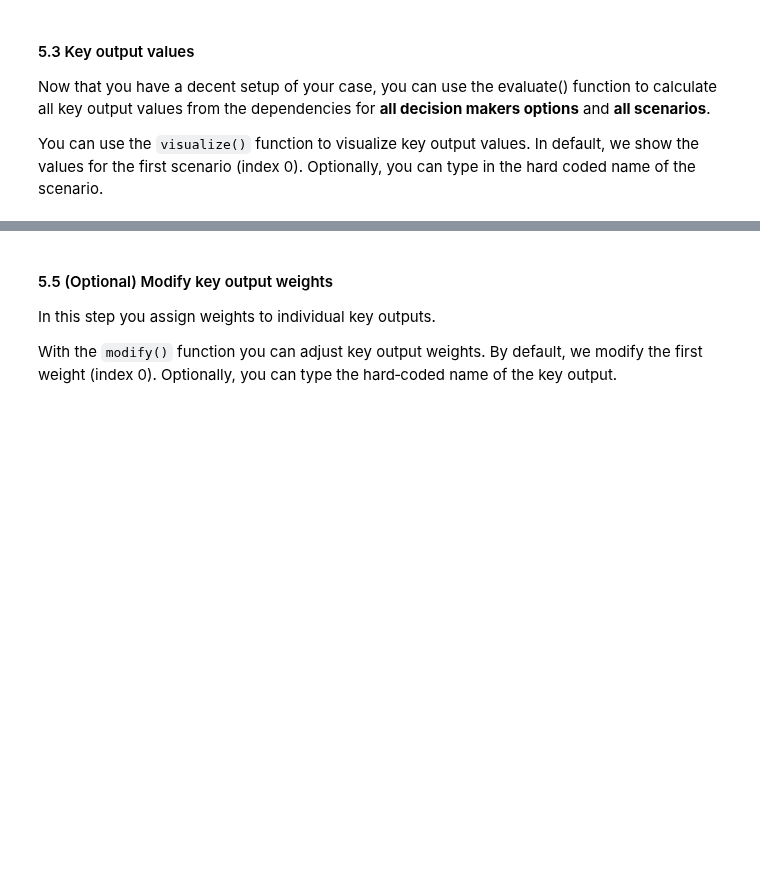
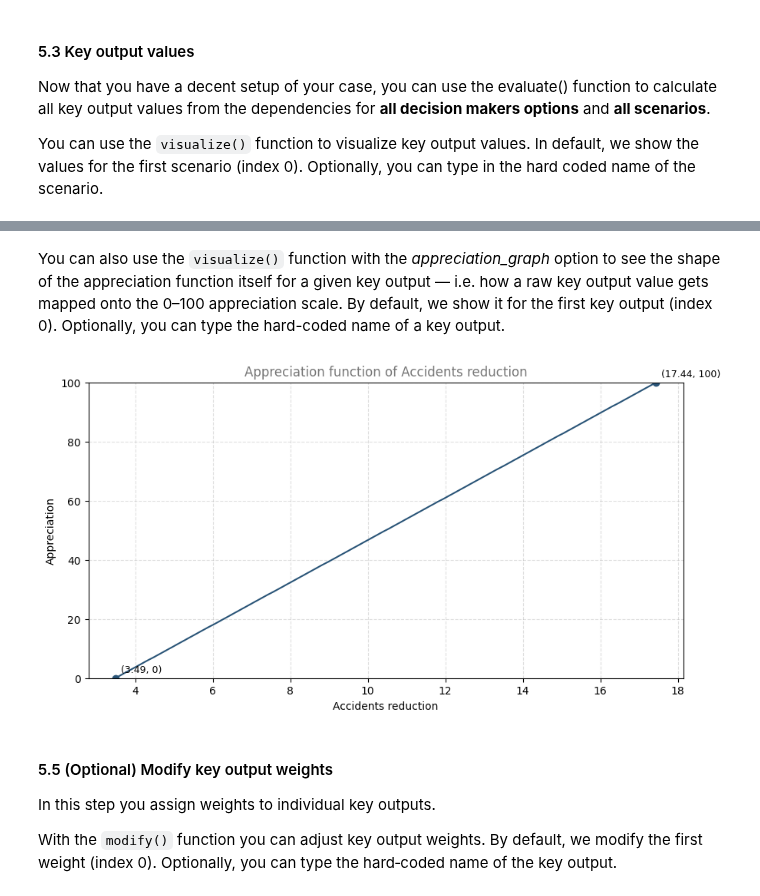
Before and after one commit to AhmadMotopp/trbs, a Jupyter notebook: vlinder_demo.ipynb, the cells around one changed output, grey strips where cells are left out. Drawn from its saved outputs; the diff is of its cells as text; code cells hidden in the pictures; blank space fills up the shorter version.

Commit message:
Adding a graph for appreciation

```diff
--- a/vlinder_demo.ipynb
+++ b/vlinder_demo.ipynb
@@ -183,3 +258,14 @@ case.visualize('table', 'appreciations', scenario=case.input_dict['scenarios'][0
+# %% [markdown]
+You can also use the `visualize()` function with the *appreciation_graph* option
+to see the shape of the appreciation function itself for a given key output — i.e.
+how a raw key output value gets mapped onto the 0–100 appreciation scale. By
+default, we show it for the first key output (index 0). Optionally, you can type
+the hard-coded name of a key output.
+# %%
+# Visualize the appreciation function for a key output. By default we show the first key output.
+case.visualize('appreciation_graph', case.input_dict['key_outputs'][0])
+# %% [output]
+[figure, added]
 # %% [markdown]
 #### 5.5 (Optional) Modify key output weights
 
```
Also changed, not shown: parts of 11 cells of this notebook, 2 other files.
